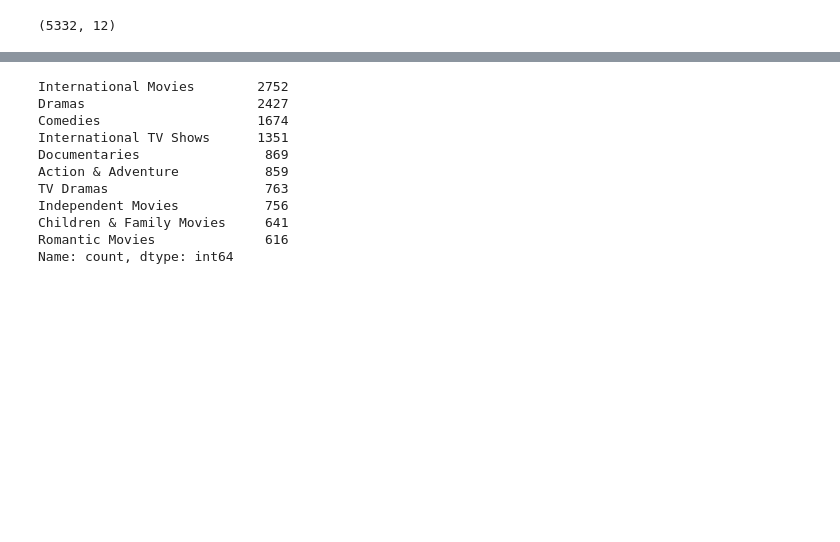
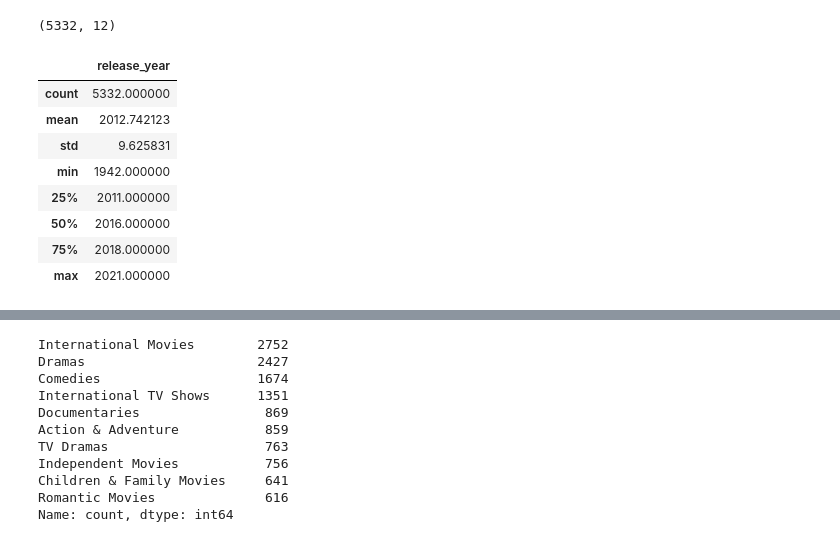
Before and after one commit to bdinlenc/YetGenCoreProje, a Jupyter notebook: proje.ipynb, the cells around one changed output, grey strips where cells are left out. Drawn from its saved outputs; the diff is of its cells as text; code cells hidden in the pictures; blank space fills up the shorter version.

```diff
--- a/proje.ipynb
+++ b/proje.ipynb
@@ -59,6 +41,18 @@ Index(['show_id', 'type', 'title', 'director', 'cast', 'country', 'date_added',
 df.shape
 # %% [output]
 (5332, 12)
+# %%
+df.describe() #istatiksel analiz özeti çeyreklikler,standart sapma
+# %% [output]
+|  | release_year |
+| count | 5332.000000 |
+| mean | 2012.742123 |
+| std | 9.625831 |
+| min | 1942.000000 |
+| 25% | 2011.000000 |
+| 50% | 2016.000000 |
+| 75% | 2018.000000 |
+| max | 2021.000000 |
 # %%
 df.head(10) #ilk on bes satırın gözlemine bakıs
 # %% [output]
```
Also changed, not shown: parts of 3 cells of this notebook.
